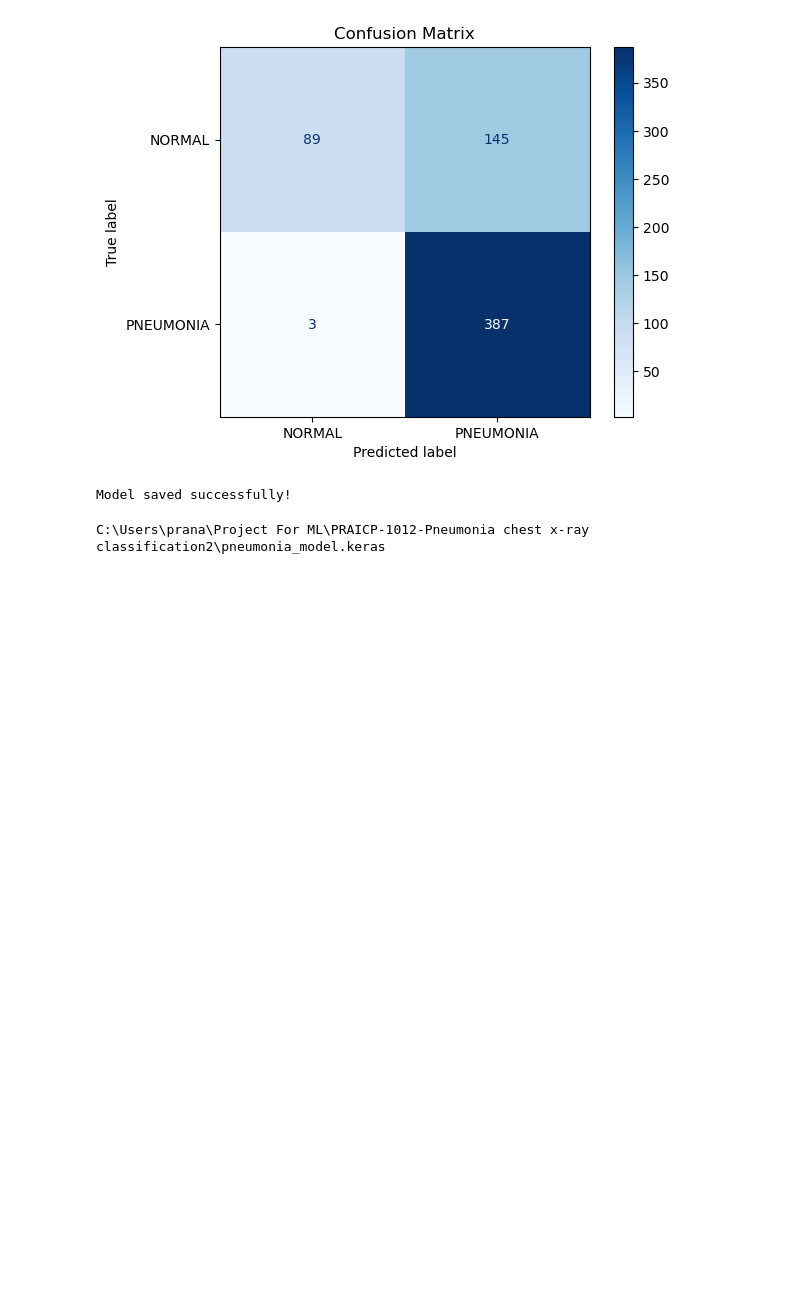
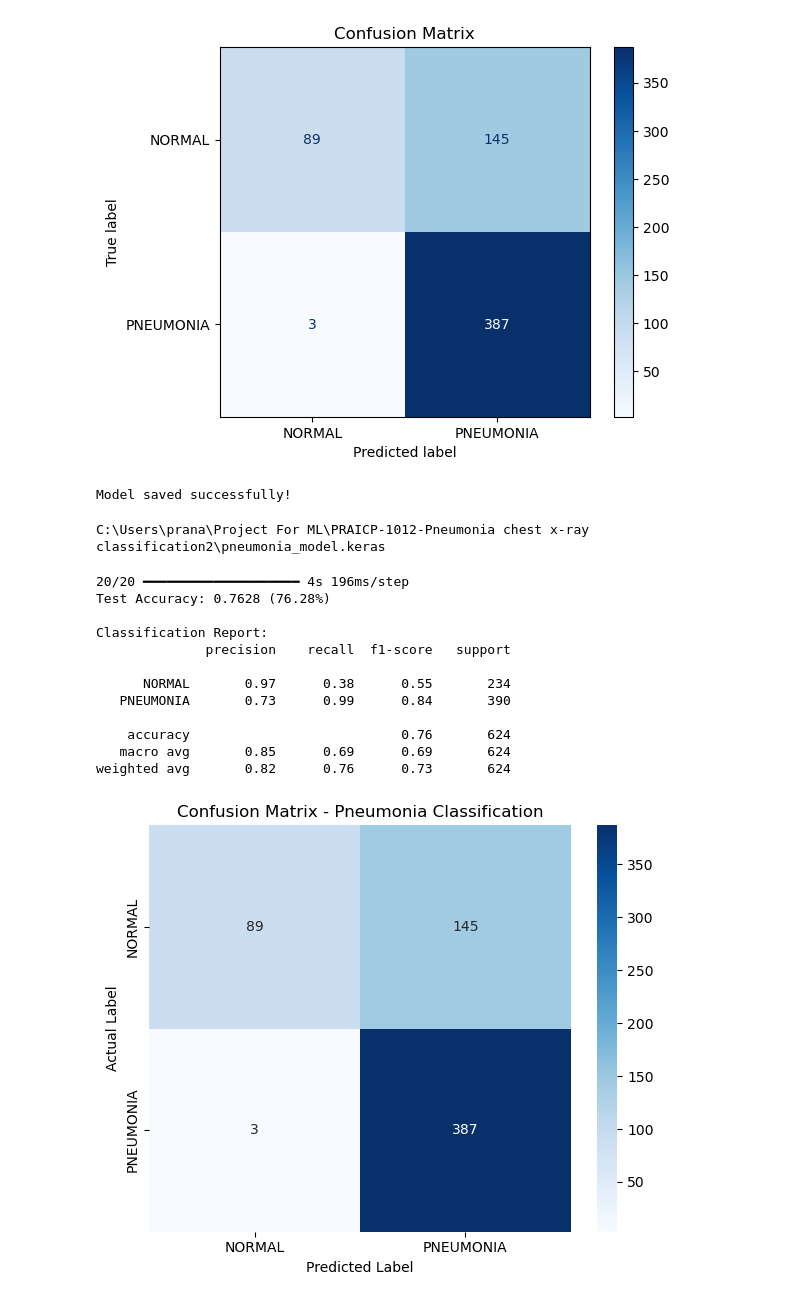
Before and after one commit to sujal-5104/Pneumonia-ChestXray-Classification, a Jupyter notebook: PRAICP-1012-Pneumonia_chest_x-ray_classification.ipynb, the cells around one changed output. Drawn from its saved outputs; the diff is of its cells as text; code cells hidden in the pictures; blank space fills up the shorter version.

Commit message:
Sync latest pneumonia notebook

```diff
--- a/PRAICP-1012-Pneumonia_chest_x-ray_classification.ipynb
+++ b/PRAICP-1012-Pneumonia_chest_x-ray_classification.ipynb
@@ -411,3 +411,74 @@ from pathlib import Path
 print(Path("pneumonia_model.keras").resolve())
 # %% [output]
 C:\Users\prana\Project For ML\PRAICP-1012-Pneumonia chest x-ray classification2\pneumonia_model.keras
+# %%
+
+import numpy as np
+import matplotlib.pyplot as plt
+import seaborn as sns
+
+from sklearn.metrics import (
+    classification_report,
+    confusion_matrix,
+    accuracy_score
+)
+
+# Collect the true labels from the test dataset
+y_true = np.concatenate([
+    labels.numpy().ravel()
+    for images, labels in test_ds
+]).astype(int)
+
+# Predict pneumonia probabilities
+y_prob = model.predict(test_ds).ravel()
+
+# Convert probabilities to class predictions
+y_pred = (y_prob >= 0.5).astype(int)
+
+# Calculate test accuracy
+accuracy = accuracy_score(y_true, y_pred)
+print(f"Test Accuracy: {accuracy:.4f} ({accuracy * 100:.2f}%)")
+
+# Print precision, recall, F1-score and class-wise results
+print("\nClassification Report:")
+print(
+    classification_report(
+        y_true,
+        y_pred,
+        labels=[0, 1],
+        target_names=["NORMAL", "PNEUMONIA"],
+        zero_division=0
+    )
+)
+
+# Plot the confusion matrix
+cm = confusion_matrix(y_true, y_pred, labels=[0, 1])
+
+plt.figure(figsize=(6, 5))
+sns.heatmap(
+    cm,
+    annot=True,
+    fmt="d",
+    cmap="Blues",
+    xticklabels=["NORMAL", "PNEUMONIA"],
+    yticklabels=["NORMAL", "PNEUMONIA"]
+)
+plt.xlabel("Predicted Label")
+plt.ylabel("Actual Label")
+plt.title("Confusion Matrix - Pneumonia Classification")
+plt.tight_layout()
+plt.show()
+# %% [output]
+20/20 ━━━━━━━━━━━━━━━━━━━━ 4s 196ms/step
+Test Accuracy: 0.7628 (76.28%)
+
+Classification Report:
+              precision    recall  f1-score   support
+
+      NORMAL       0.97      0.38      0.55       234
+   PNEUMONIA       0.73      0.99      0.84       390
+
+    accuracy                           0.76       624
+   macro avg       0.85      0.69      0.69       624
+weighted avg       0.82      0.76      0.73       624
+[figure, added]
```
Also changed, not shown: parts of 14 cells of this notebook.
